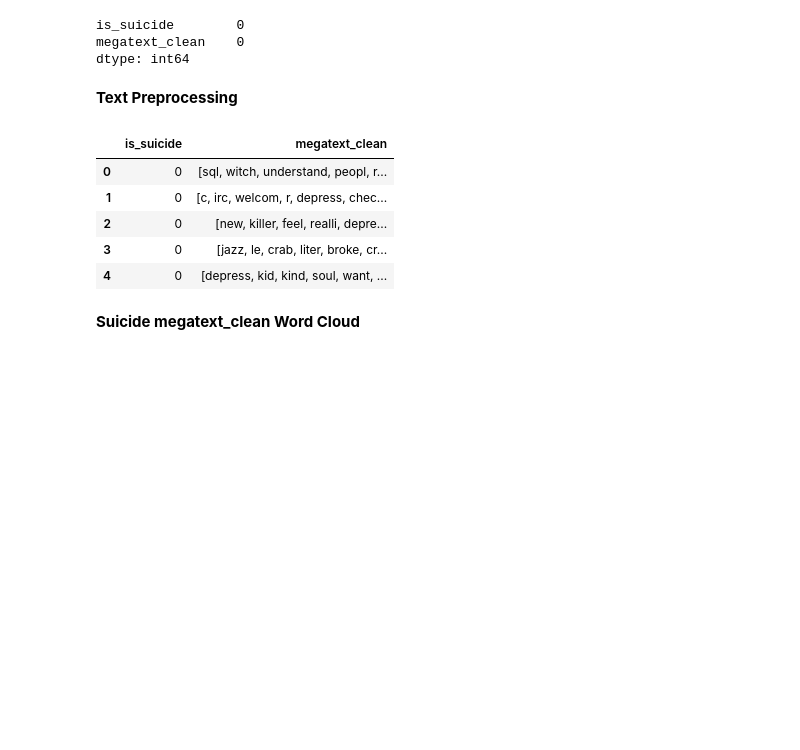
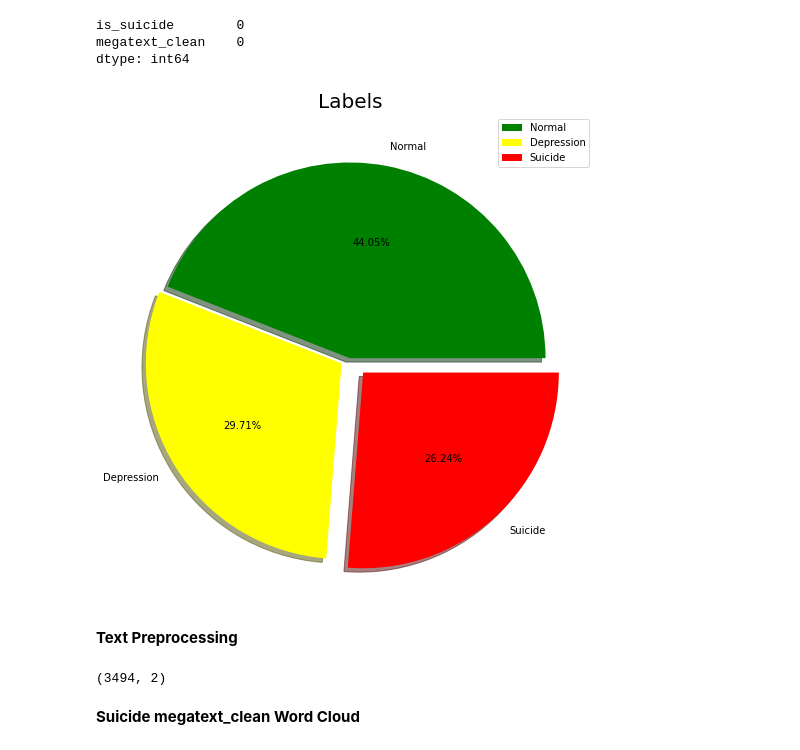
Before and after one commit to ds-dti/DS01_01_Social-Media-Suicide-Indication-Detection, a Jupyter notebook: Suicide_Prevention.ipynb, the cells around one changed output. Cells and saved outputs as stored; diff of their text form; code cells hidden in the pictures; blank space fills up the shorter version.

```diff
--- a/Suicide_Prevention.ipynb
+++ b/Suicide_Prevention.ipynb
@@ -59,6 +71,22 @@ df.isnull().sum()
 is_suicide        0
 megatext_clean    0
 dtype: int64
+# %%
+import matplotlib.pyplot as plt
+
+labels = ['Normal', 'Depression','Suicide']
+size = df['is_suicide'].value_counts()
+colors = ['green', 'yellow','red']
+explode = [0, 0.05, 0.1]
+
+plt.rcParams['figure.figsize'] = (9, 9)
+plt.pie(size, colors = colors, explode = explode, labels = labels, shadow = True, autopct = '%.2f%%')
+plt.title('Labels', fontsize = 20)
+plt.axis('off')
+plt.legend()
+plt.show()
+# %% [output]
+[figure, added]
 # %% [markdown]
 **Text Preprocessing**
 # %%
@@ -97,14 +125,9 @@ df['megatext_clean'] = df['megatext_clean'].apply(lambda x: [ps.stem(item) for i
 lemmatizer = WordNetLemmatizer()
 df['megatext_clean'] = df['megatext_clean'].apply(lambda x: [lemmatizer.lemmatize(item) for item in x])
 
-df.head()
+df.shape
 # %% [output]
-|  | is_suicide | megatext_clean |
-| 0 | 0 | [sql, witch, understand, peopl, r... |
-| 1 | 0 | [c, irc, welcom, r, depress, chec... |
-| 2 | 0 | [new, killer, feel, realli, depre... |
-| 3 | 0 | [jazz, le, crab, liter, broke, cr... |
-| 4 | 0 | [depress, kid, kind, soul, want, ... |
+(3494, 2)
 # %% [markdown]
 **Suicide megatext_clean Word Cloud**
 # %%
```
Also changed, not shown: parts of 17 cells of this notebook.
